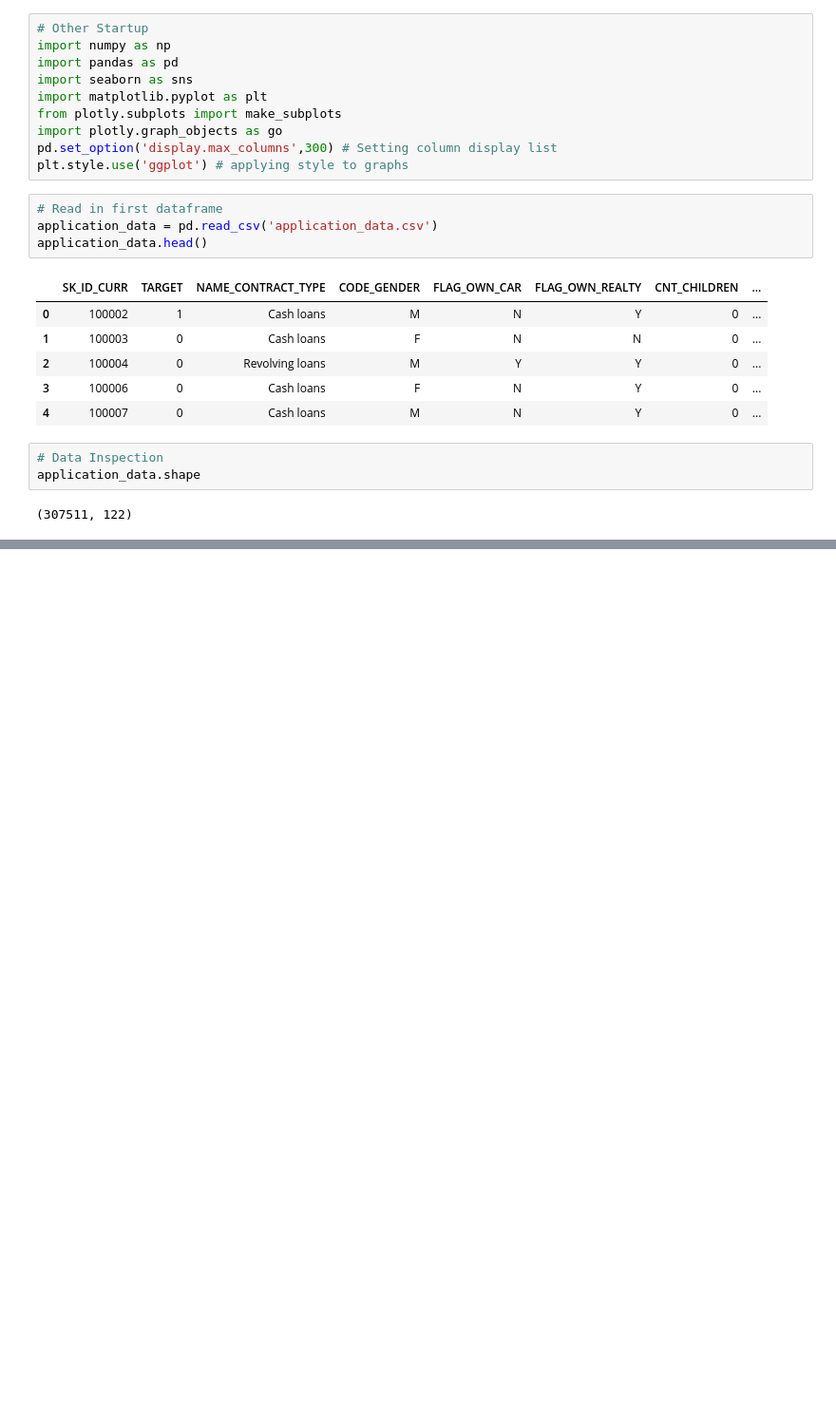
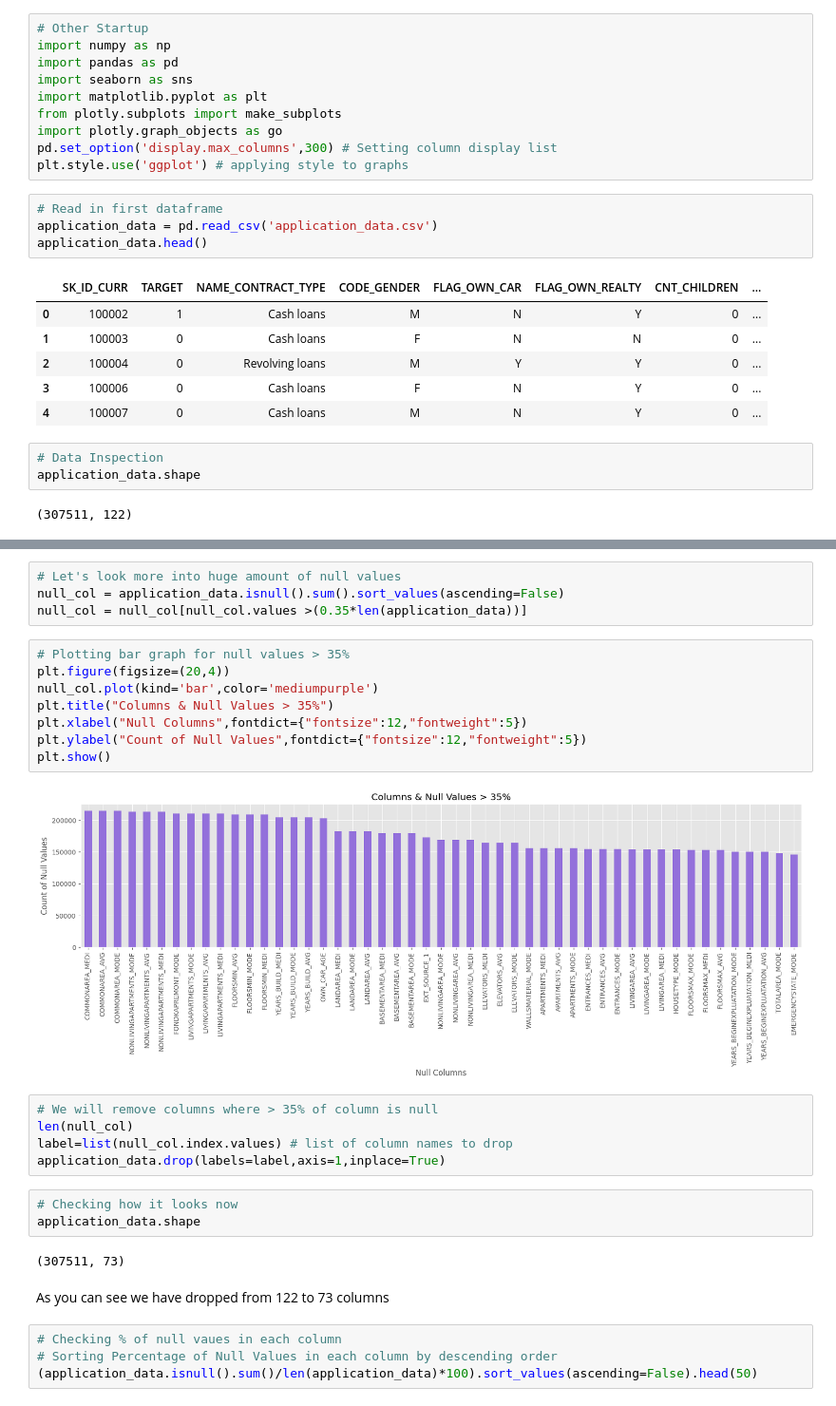
Before and after one commit to TanayKashyap/Credit-Card-Fraud-EDA, a Jupyter notebook: CreditCardEDA.ipynb, the cells around one changed output, grey strips where cells are left out. Shown: that part at 95% size. Cells and saved outputs as stored; diff of their text form; blank space fills up the shorter version.

```diff
--- a/CreditCardEDA.ipynb
+++ b/CreditCardEDA.ipynb
@@ -32,0 +87,30 @@ application_data.shape
+# %%
+# Let's look more into huge amount of null values
+null_col = application_data.isnull().sum().sort_values(ascending=False)
+null_col = null_col[null_col.values >(0.35*len(application_data))]
+# %%
+# Plotting bar graph for null values > 35%
+plt.figure(figsize=(20,4))
+null_col.plot(kind='bar',color='mediumpurple')
+plt.title("Columns & Null Values > 35%")
+plt.xlabel("Null Columns",fontdict={"fontsize":12,"fontweight":5})
+plt.ylabel("Count of Null Values",fontdict={"fontsize":12,"fontweight":5})
+plt.show()
+# %% [output]
+[figure, added]
+# %%
+# We will remove columns where > 35% of column is null
+len(null_col)
+label=list(null_col.index.values) # list of column names to drop
+application_data.drop(labels=label,axis=1,inplace=True)
+# %%
+# Checking how it looks now
+application_data.shape
+# %% [output]
+(307511, 73)
+# %% [markdown]
+As you can see we have dropped from 122 to 73 columns
+# %%
+# Checking % of null vaues in each column
+# Sorting Percentage of Null Values in each column by descending order
+(application_data.isnull().sum()/len(application_data)*100).sort_values(ascending=False).head(50)
```
Also changed, not shown: parts of 9 cells of this notebook.
